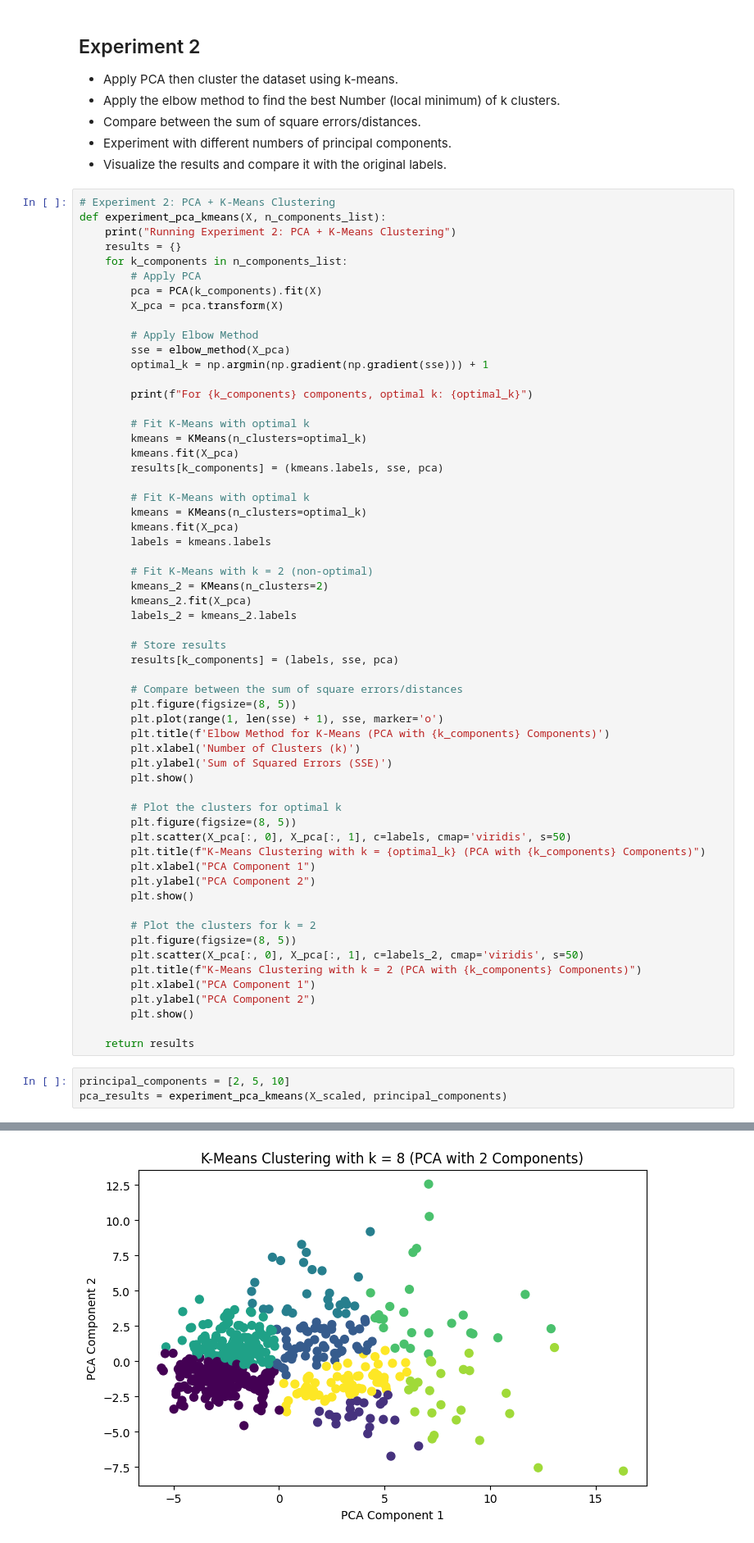
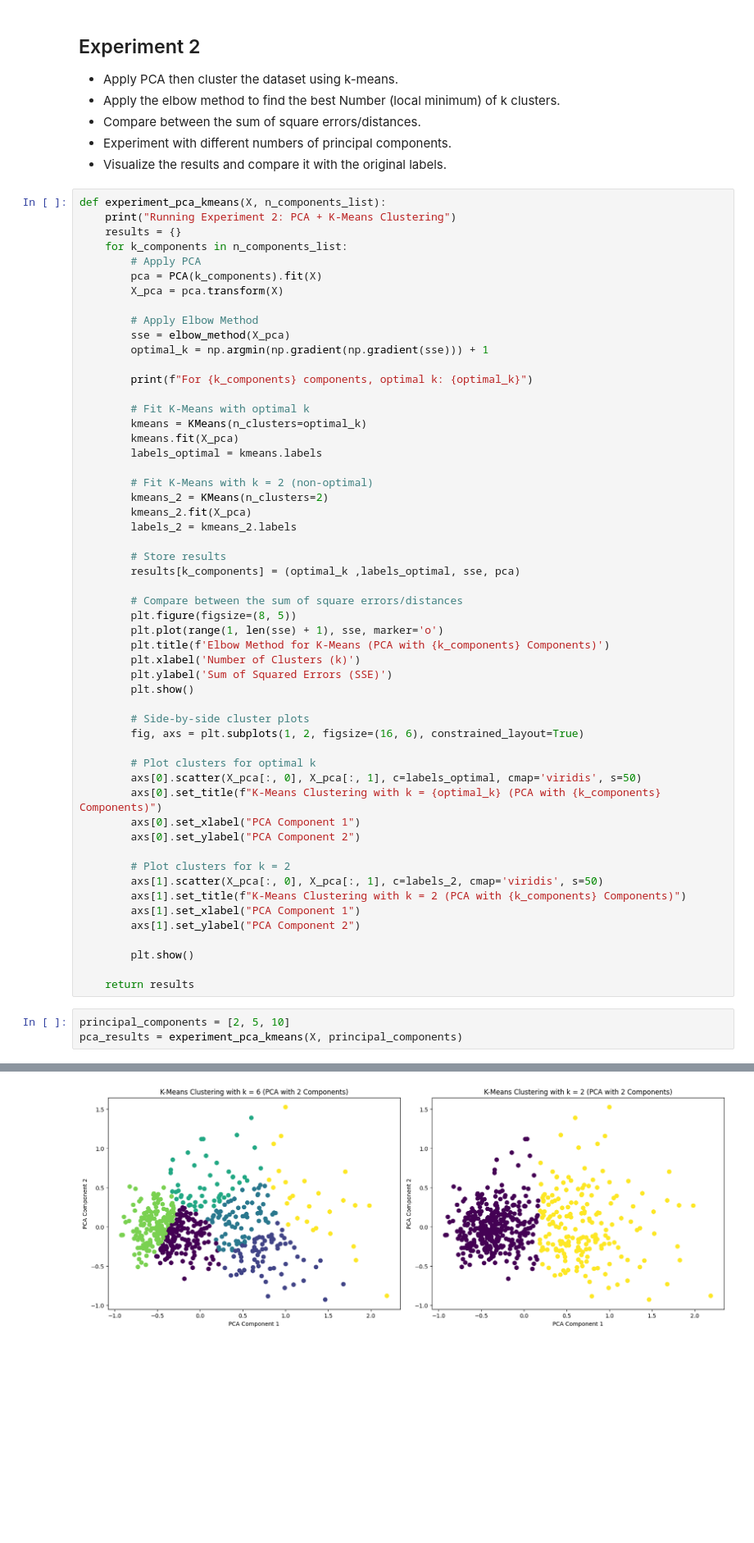
Before and after one commit to MennaMagdie/Machine-Learning-Labs, a Jupyter notebook: unsupervised-learning/pca_kmeans.ipynb, the cells around one changed output, grey strips where cells are left out. Shown at 82% size. Saved outputs shown, nothing was run; the diff lists cells and outputs as text; blank space fills up the shorter version.

Commit message:
edited the experiments

```diff
--- a/unsupervised-learning/pca_kmeans.ipynb
+++ b/unsupervised-learning/pca_kmeans.ipynb
@@ -354,7 +353,6 @@ of k clusters.
 - Experiment with different numbers of principal components.
 - Visualize the results and compare it with the original labels.
 # %%
-# Experiment 2: PCA + K-Means Clustering
 def experiment_pca_kmeans(X, n_components_list):
     print("Running Experiment 2: PCA + K-Means Clustering")
     results = {}
@@ -372,12 +370,7 @@ def experiment_pca_kmeans(X, n_components_list):
         # Fit K-Means with optimal k
         kmeans = KMeans(n_clusters=optimal_k)
         kmeans.fit(X_pca)
-        results[k_components] = (kmeans.labels, sse, pca)
-
-        # Fit K-Means with optimal k
-        kmeans = KMeans(n_clusters=optimal_k)
-        kmeans.fit(X_pca)
-        labels = kmeans.labels
+        labels_optimal = kmeans.labels
 
         # Fit K-Means with k = 2 (non-optimal)
         kmeans_2 = KMeans(n_clusters=2)
@@ -385,7 +378,7 @@ def experiment_pca_kmeans(X, n_components_list):
         labels_2 = kmeans_2.labels
 
         # Store results
-        results[k_components] = (labels, sse, pca)
+        results[k_components] = (optimal_k ,labels_optimal, sse, pca)
 
         # Compare between the sum of square errors/distances
         plt.figure(figsize=(8, 5))
@@ -395,25 +388,26 @@ def experiment_pca_kmeans(X, n_components_list):
         plt.ylabel('Sum of Squared Errors (SSE)')
         plt.show()
 
-        # Plot the clusters for optimal k
-        plt.figure(figsize=(8, 5))
-        plt.scatter(X_pca[:, 0], X_pca[:, 1], c=labels, cmap='viridis', s=50)
-        plt.title(f"K-Means Clustering with k = {optimal_k} (PCA with {k_components} Components)")
-        plt.xlabel("PCA Component 1")
-        plt.ylabel("PCA Component 2")
-        plt.show()
+        # Side-by-side cluster plots
+        fig, axs = plt.subplots(1, 2, figsize=(16, 6), constrained_layout=True)
 
-        # Plot the clusters for k = 2
-        plt.figure(figsize=(8, 5))
-        plt.scatter(X_pca[:, 0], X_pca[:, 1], c=labels_2, cmap='viridis', s=50)
-        plt.title(f"K-Means Clustering with k = 2 (PCA with {k_components} Components)")
-        plt.xlabel("PCA Component 1")
-        plt.ylabel("PCA Component 2")
+        # Plot clusters for optimal k
+        axs[0].scatter(X_pca[:, 0], X_pca[:, 1], c=labels_optimal, cmap='viridis', s=50)
+        axs[0].set_title(f"K-Means Clustering with k = {optimal_k} (PCA with {k_components} Components)")
+        axs[0].set_xlabel("PCA Component 1")
+        axs[0].set_ylabel("PCA Component 2")
+
+        # Plot clusters for k = 2
+        axs[1].scatter(X_pca[:, 0], X_pca[:, 1], c=labels_2, cmap='viridis', s=50)
+        axs[1].set_title(f"K-Means Clustering with k = 2 (PCA with {k_components} Components)")
+        axs[1].set_xlabel("PCA Component 1")
+        axs[1].set_ylabel("PCA Component 2")
+
         plt.show()
 
     return results
 # %%
 principal_components = [2, 5, 10]
-pca_results = experiment_pca_kmeans(X_scaled, principal_components)
+pca_results = experiment_pca_kmeans(X, principal_components)
 # %% [output]
 Running Experiment 2: PCA + K-Means Clustering
@@ -422 +416 @@ For 2 components, optimal k: 8
-[figure, old version]
+[figure, new version]
```
Also changed, not shown: parts of 7 cells of this notebook.
